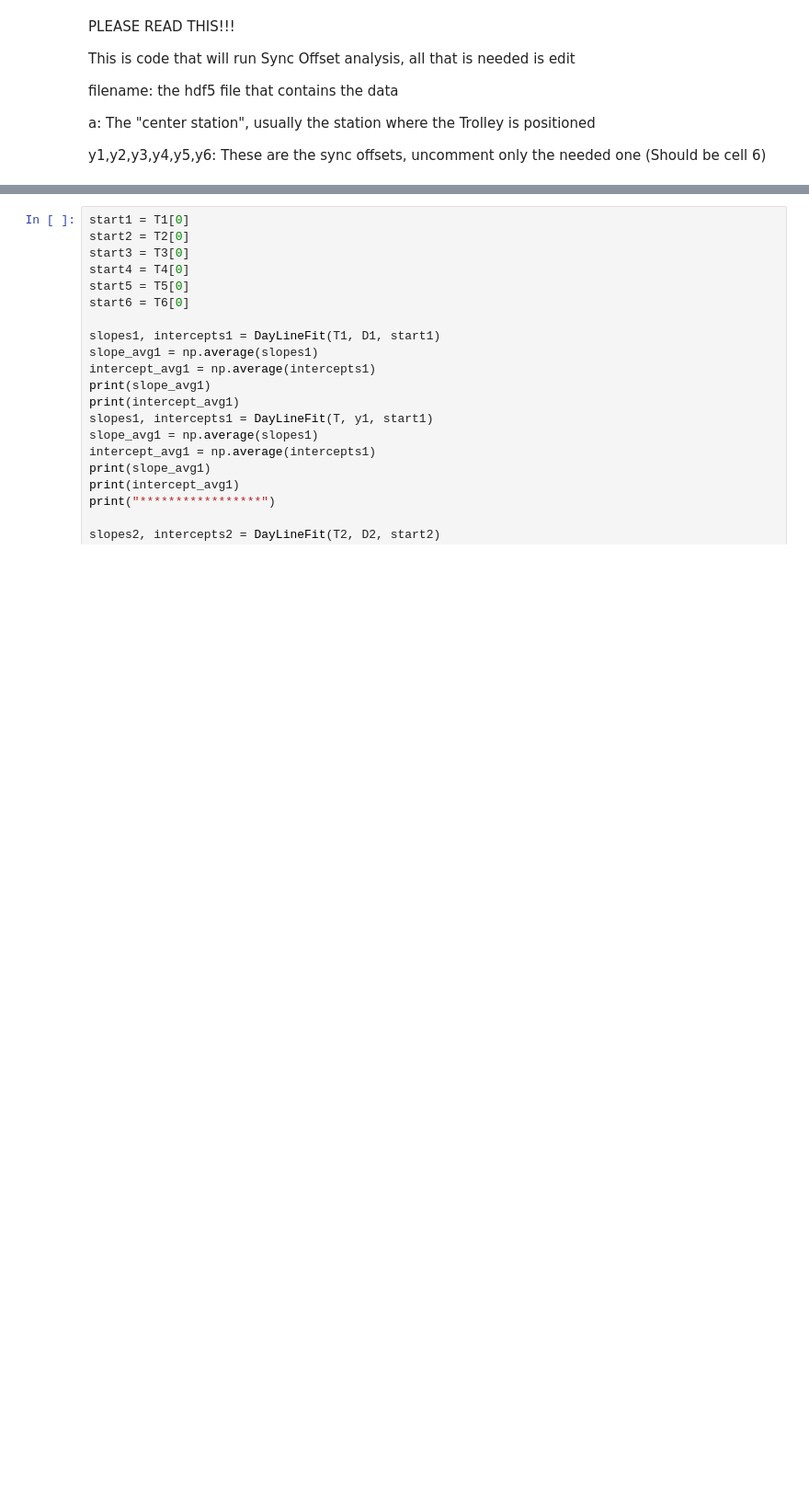
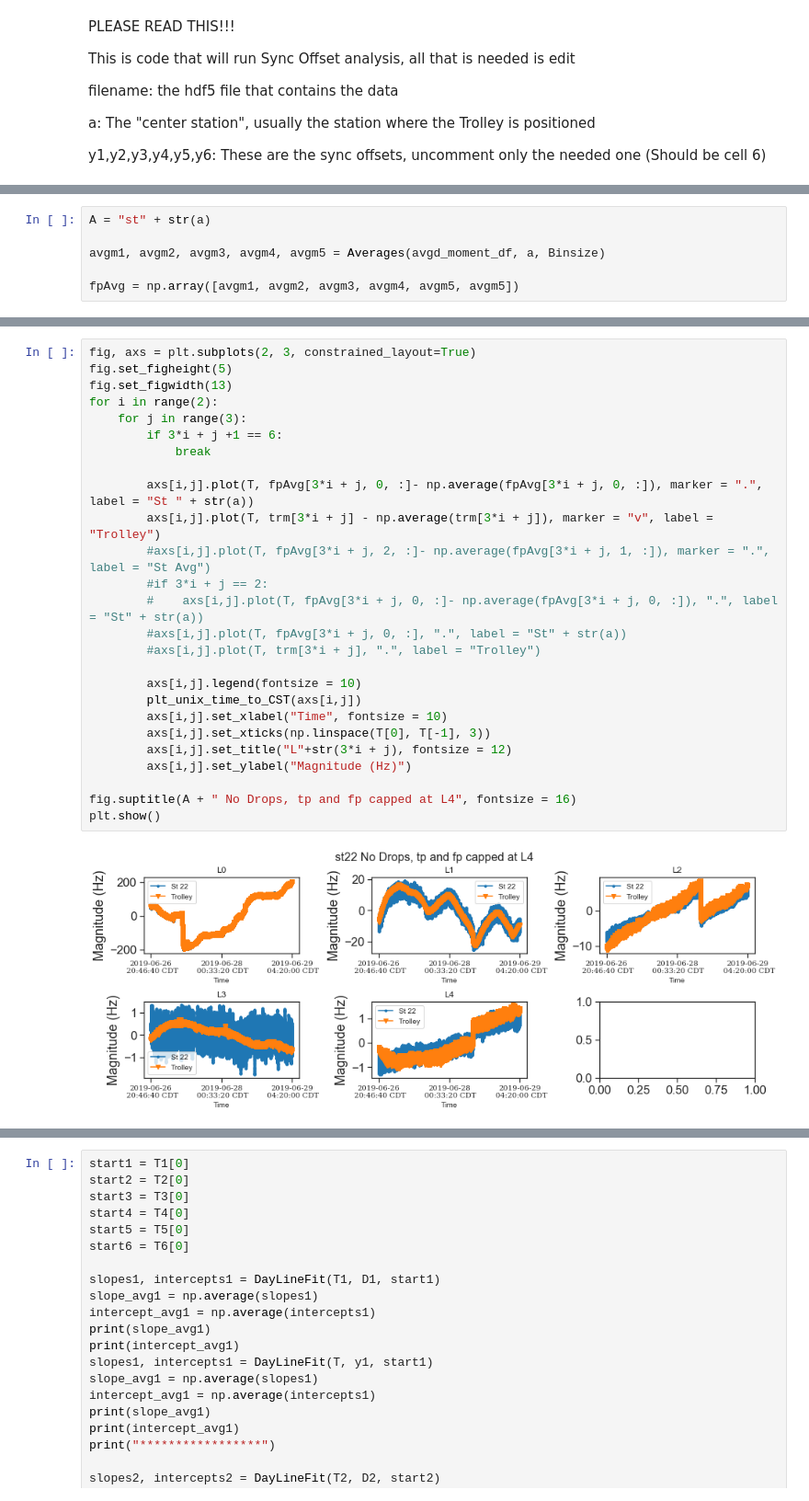
Before and after one commit to aetb/trfp, a Jupyter notebook: Jonathan_Analysis.ipynb, the cells around one changed output, grey strips where cells are left out. Shown: that part at 92% size. Cells and saved outputs as stored; diff of their text form; blank space fills up the shorter version.

```diff
--- a/Jonathan_Analysis.ipynb
+++ b/Jonathan_Analysis.ipynb
@@ -457,0 +428,6 @@ T6   = T6_safe   #+ run_start + time_deleted
+# %%
+A = "st" + str(a)
+
+avgm1, avgm2, avgm3, avgm4, avgm5 = Averages(avgd_moment_df, a, Binsize)
+
+fpAvg = np.array([avgm1, avgm2, avgm3, avgm4, avgm5, avgm5])
@@ -457,0 +454,28 @@ T6   = T6_safe   #+ run_start + time_deleted
+# %%
+fig, axs = plt.subplots(2, 3, constrained_layout=True)
+fig.set_figheight(5)
+fig.set_figwidth(13)
+for i in range(2):
+    for j in range(3):
+        if 3*i + j +1 == 6:
+            break
+
+        axs[i,j].plot(T, fpAvg[3*i + j, 0, :]- np.average(fpAvg[3*i + j, 0, :]), marker = ".", label = "St " + str(a))
+        axs[i,j].plot(T, trm[3*i + j] - np.average(trm[3*i + j]), marker = "v", label = "Trolley")
+        #axs[i,j].plot(T, fpAvg[3*i + j, 2, :]- np.average(fpAvg[3*i + j, 1, :]), marker = ".", label = "St Avg")
+        #if 3*i + j == 2:
+        #    axs[i,j].plot(T, fpAvg[3*i + j, 0, :]- np.average(fpAvg[3*i + j, 0, :]), ".", label = "St" + str(a))
+        #axs[i,j].plot(T, fpAvg[3*i + j, 0, :], ".", label = "St" + str(a))
+        #axs[i,j].plot(T, trm[3*i + j], ".", label = "Trolley")
+
+        axs[i,j].legend(fontsize = 10)
+        plt_unix_time_to_CST(axs[i,j])
+        axs[i,j].set_xlabel("Time", fontsize = 10)
+        axs[i,j].set_xticks(np.linspace(T[0], T[-1], 3))
+        axs[i,j].set_title("L"+str(3*i + j), fontsize = 12)
+        axs[i,j].set_ylabel("Magnitude (Hz)")
+
+fig.suptitle(A + " No Drops, tp and fp capped at L4", fontsize = 16)
+plt.show()
+# %% [output]
+[figure, added]
```
Also changed, not shown: parts of 22 cells of this notebook, 13 other files.
